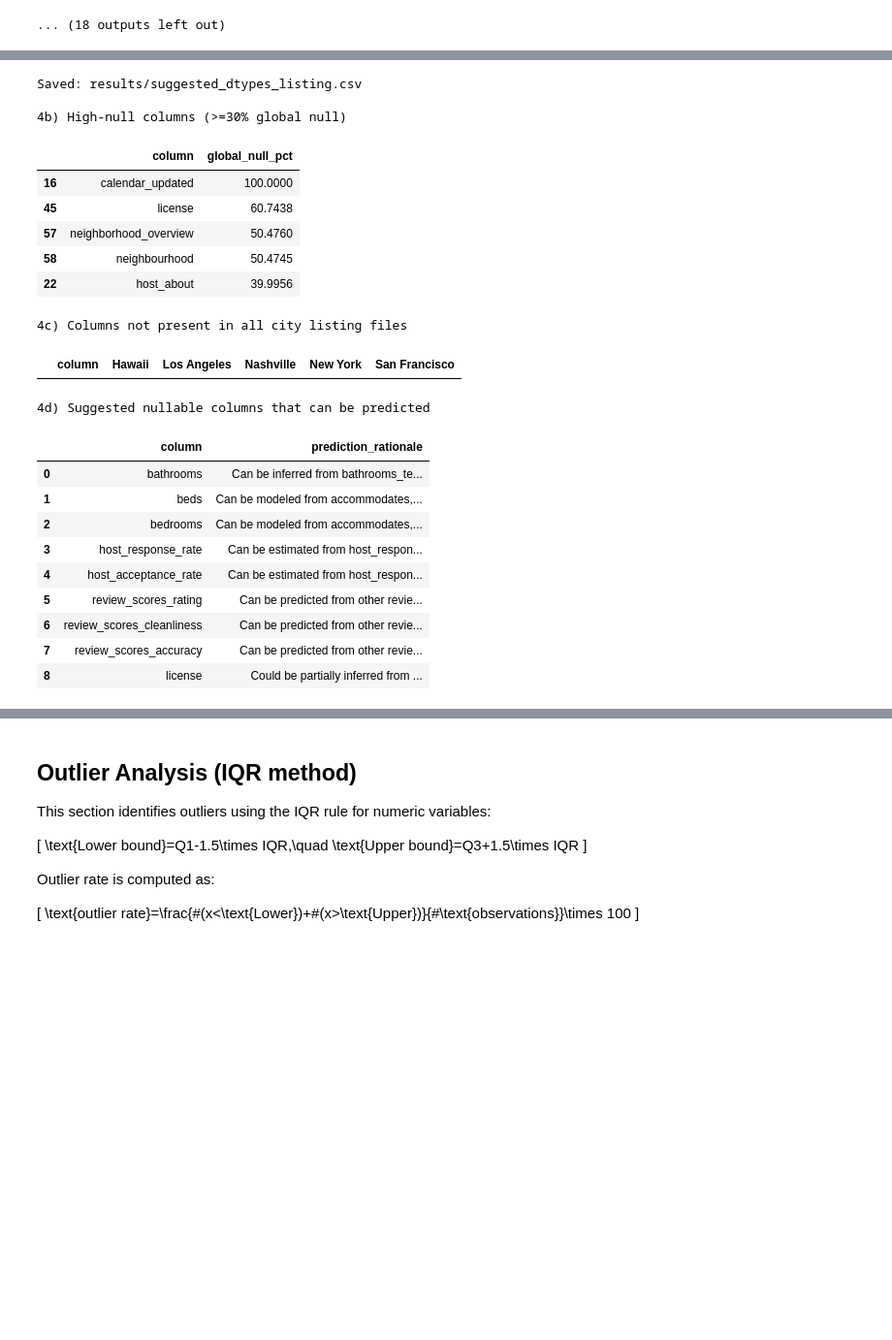
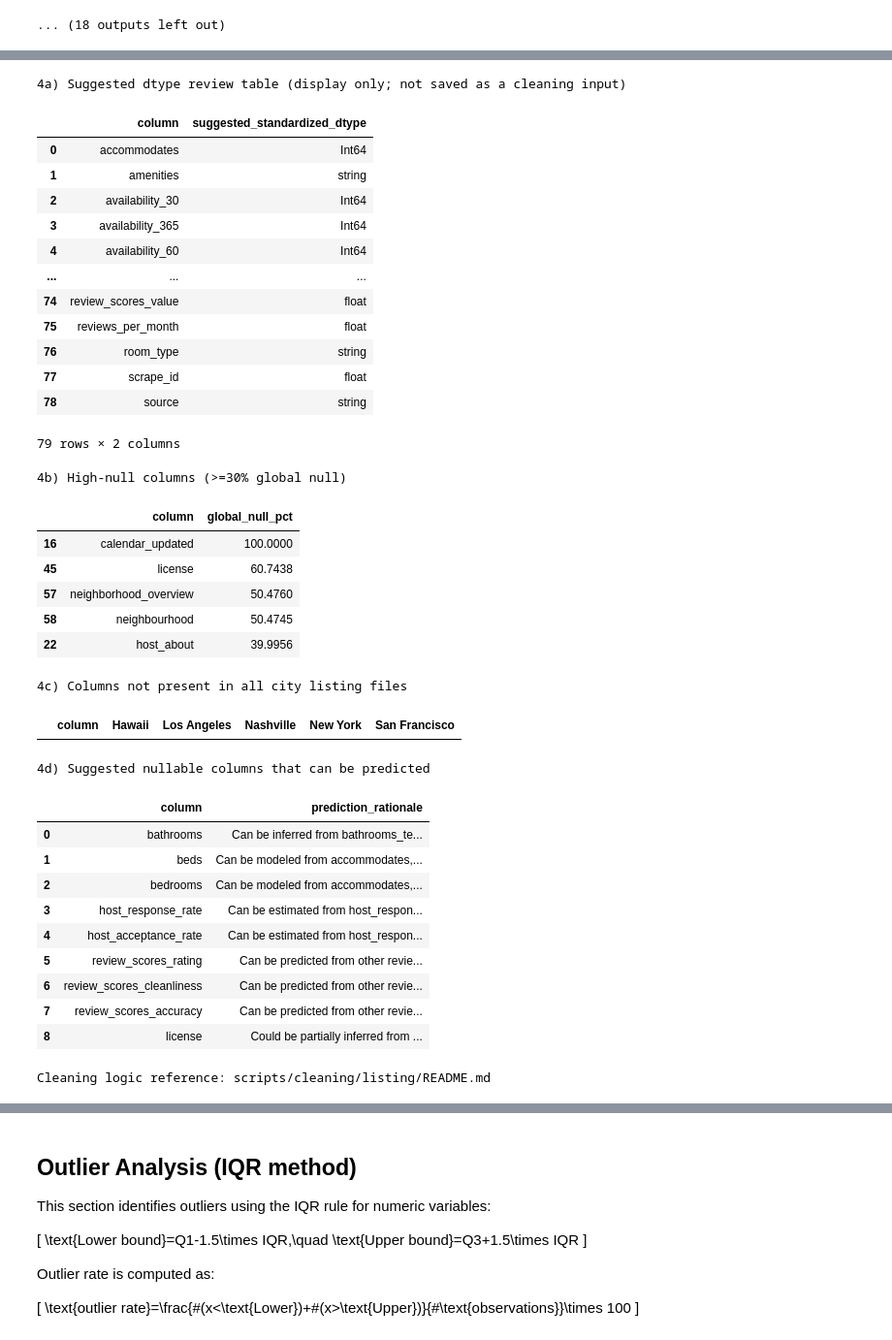
Before and after one commit to BelenFra/Airbnb, a Jupyter notebook: notebooks/EDA_listing_csv.ipynb, the cells around one changed output, grey strips where cells are left out. Shown at 97% size. Saved outputs shown, nothing was run; the diff lists cells and outputs as text; code cells hidden in the pictures; blank space fills up the shorter version.

```diff
--- a/notebooks/EDA_listing_csv.ipynb
+++ b/notebooks/EDA_listing_csv.ipynb
@@ -99,7 +104,9 @@ figures_root = PROJECT_ROOT / "reports" / "figures"
 results_root.mkdir(parents=True, exist_ok=True)
 figures_root.mkdir(parents=True, exist_ok=True)
 
-city_dirs = sorted([p for p in data_root.iterdir() if p.is_dir()])
+city_dirs = sorted(
+    [p for p in data_root.iterdir() if p.is_dir() and (p / "listings.csv").exists()]
+)
 city_names = [p.name for p in city_dirs]
 
 print("Project root:", PROJECT_ROOT)
@@ -191,13 +198,15 @@ def suggest_dtype(column: str, observed_dtypes: list[str]) -> str:
     c = column.lower()
     dtype_set = set([d for d in observed_dtypes if d and d.lower() != "nan"])
 
+    if c == "accommodates":
+        return "Int64"
     if c in {"instant_bookable", "host_has_profile_pic", "host_is_superhost", "host_identity_verified"}:
         return "boolean"
     if c == "host_response_time":
         return "float"
     if c == "id" or c.endswith("_id"):
         return "float"
-    if "date" in c or c.endswith("_since") or c in {"first_review", "last_review", "last_scraped", "calendar_last_scraped"}:
+    if c.endswith("_date") or c.endswith("_since") or c in {"first_review", "last_review", "last_scraped", "calendar_last_scraped"}:
         return "datetime"
     if dtype_set.issubset({"int64"}):
         return "Int64"
@@ -519,9 +528,9 @@ missing_required = [v for v in required_vars if v not in globals()]
 if missing_required:
     raise ValueError(f"Run previous cells first. Missing variables: {missing_required}")
 
-# 4a) Export suggested dtype CSV
-suggested_dtype_out = dtype_matrix_df[["column", "suggested_standardized_dtype"]].copy()
-suggested_dtype_out.to_csv(results_root / "suggested_dtypes_listing.csv", index=False, encoding="utf-8-sig")
+# 4a) Suggested dtype review table. This is displayed for EDA only;
+# production cleaning behavior is owned by scripts/cleaning/listing/.
+suggested_dtype_review_df = dtype_matrix_df[["column", "suggested_standardized_dtype"]].copy()
 
 # 4b) Columns with high nulls (global null %, weighted by city row counts)
 total_rows_all = sum(all_city_row_counts.values())
@@ -543,56 +552,73 @@ presence = dtype_matrix_df[city_names].astype("string")
 presence = presence.apply(
     lambda col: col.str.strip().notna() & (col.str.strip() != "") & (col.str.lower() != "nan")
 )
 missing_some_cities_df = dtype_matrix_df.loc[~presence.all(axis=1), ["column"] + city_names].copy()
 
 # 4d) Suggested nullable columns that can be predicted from other listing columns
 predictable_candidates = [
     ("bathrooms", "Can be inferred from bathrooms_text, accommodates, room_type, property_type."),
     ("beds", "Can be modeled from accommodates, bedrooms, room_type, property_type, amenities count."),
     ("bedrooms", "Can be modeled from accommodates, beds, room_type, property_type, price where available."),
     ("host_response_rate", "Can be estimated from host_response_time, host_is_superhost, host metrics."),
     ("host_acceptance_rate", "Can be estimated from host_response_rate, host_is_superhost, host metrics."),
     ("review_scores_rating", "Can be predicted from other review_scores and listing quality features."),
     ("review_scores_cleanliness", "Can be predicted from other review scores and property/host features."),
     ("review_scores_accuracy", "Can be predicted from other review scores and listing metadata."),
     ("license", "Could be partially inferred from city rules + host/listing patterns (low confidence)."),
 ]
 
 candidate_df = pd.DataFrame(predictable_candidates, columns=["column", "prediction_rationale"])
 candidate_df = candidate_df[candidate_df["column"].isin(all_columns)].copy()
 
-print("Saved: results/suggested_dtypes_listing.csv")
+print("4a) Suggested dtype review table (display only; not saved as a cleaning input)")
+display(suggested_dtype_review_df)
+
 print("\n4b) High-null columns (>=30% global null)")
 display(high_null_df)
 
 print("\n4c) Columns not present in all city listing files")
 display(missing_some_cities_df)
 
 print("\n4d) Suggested nullable columns that can be predicted")
 display(candidate_df)
+
+print("\nCleaning logic reference: scripts/cleaning/listing/README.md")
 # %% [output]
-Saved: results/suggested_dtypes_listing.csv
-
-4b) High-null columns (>=30% global null)
+4a) Suggested dtype review table (display only; not saved as a cleaning input)
-|  | column | global_null_pct |
-| 16 | calendar_updated | 100.0000 |
-| 45 | license | 60.7438 |
-| 57 | neighborhood_overview | 50.4760 |
-| 58 | neighbourhood | 50.4745 |
-| 22 | host_about | 39.9956 |
+|  | column | suggested_standardized_dtype |
+| 0 | accommodates | Int64 |
+| 1 | amenities | string |
+| 2 | availability_30 | Int64 |
+| 3 | availability_365 | Int64 |
+| 4 | availability_60 | Int64 |
+| ... | ... | ... |
+| 74 | review_scores_value | float |
+| 75 | reviews_per_month | float |
+| 76 | room_type | string |
+| 77 | scrape_id | float |
+| 78 | source | string |
-4c) Columns not present in all city listing files
+79 rows × 2 columns
+4b) High-null columns (>=30% global null)
-|  | column | Hawaii | Los Angeles | Nashville | New York | San Francisco |
+|  | column | global_null_pct |
+| 16 | calendar_updated | 100.0000 |
+| 45 | license | 60.7438 |
+| 57 | neighborhood_overview | 50.4760 |
+| 58 | neighbourhood | 50.4745 |
+| 22 | host_about | 39.9956 |
-4d) Suggested nullable columns that can be predicted
+4c) Columns not present in all city listing files
-|  | column | prediction_rationale |
-| 0 | bathrooms | Can be inferred from bathrooms_te... |
-| 1 | beds | Can be modeled from accommodates,... |
-| 2 | bedrooms | Can be modeled from accommodates,... |
-| 3 | host_response_rate | Can be estimated from host_respon... |
-| 4 | host_acceptance_rate | Can be estimated from host_respon... |
-| 5 | review_scores_rating | Can be predicted from other revie... |
-| 6 | review_scores_cleanliness | Can be predicted from other revie... |
-| 7 | review_scores_accuracy | Can be predicted from other revie... |
-| 8 | license | Could be partially inferred from ... |
+|  | column | Hawaii | Los Angeles | Nashville | New York | San Francisco |
+4d) Suggested nullable columns that can be predicted
+|  | column | prediction_rationale |
+| 0 | bathrooms | Can be inferred from bathrooms_te... |
+| 1 | beds | Can be modeled from accommodates,... |
+| 2 | bedrooms | Can be modeled from accommodates,... |
+| 3 | host_response_rate | Can be estimated from host_respon... |
+| 4 | host_acceptance_rate | Can be estimated from host_respon... |
+| 5 | review_scores_rating | Can be predicted from other revie... |
+| 6 | review_scores_cleanliness | Can be predicted from other revie... |
+| 7 | review_scores_accuracy | Can be predicted from other revie... |
+| 8 | license | Could be partially inferred from ... |
+Cleaning logic reference: scripts/cleaning/listing/README.md
 # %% [markdown]
 ## How to Run
 
```
Also changed, not shown: parts of 10 cells of this notebook, 27 other files.
